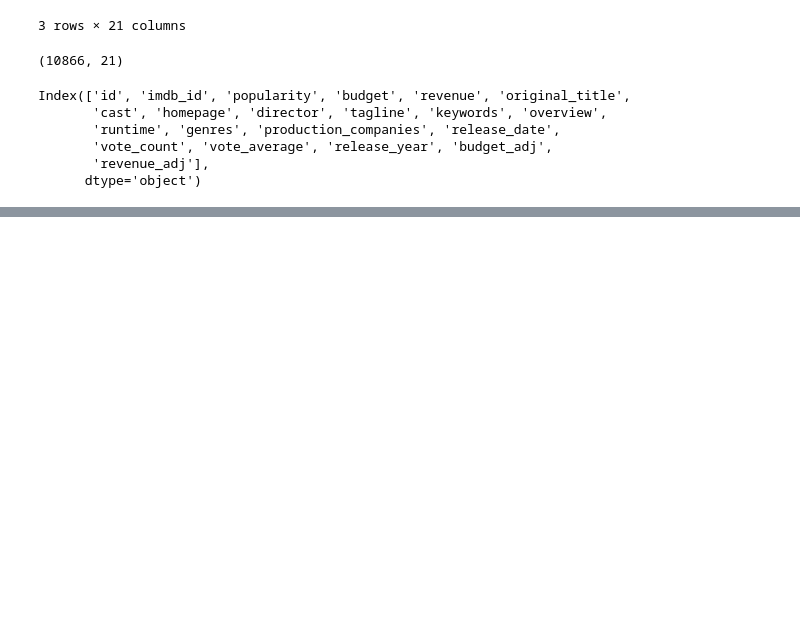
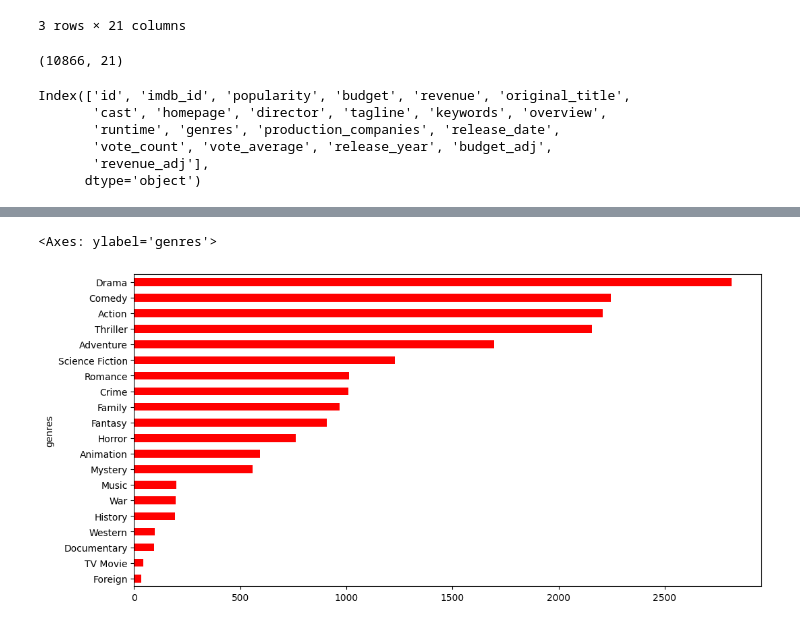
Before and after one commit to saikaldi/MovieAnalysis, a Jupyter notebook: movies..ipynb, the cells around one changed output, grey strips where cells are left out. Saved outputs shown, nothing was run; the diff lists cells and outputs as text; code cells hidden in the pictures; blank space fills up the shorter version.

```diff
--- a/movies..ipynb
+++ b/movies..ipynb
@@ -111,0 +292,4 @@ df.insert(4, 'roi', df.profit / df.budget)
+# %%
+# Group by 'genres', calculate the total popularity for each genre, and sort the results in ascending order
+df7 = df.groupby('genres')['popularity'].sum().sort_values(ascending=True)
+df7
@@ -111,0 +314,6 @@ df.insert(4, 'roi', df.profit / df.budget)
+# %%
+# Graphical representation of genres by popularity
+df7.plot.barh(x='genres', y='popularity', color='red', figsize=(12, 6))
+# %% [output]
+<Axes: ylabel='genres'>
+[figure, added]
```
Also changed, not shown: parts of 65 cells of this notebook.
